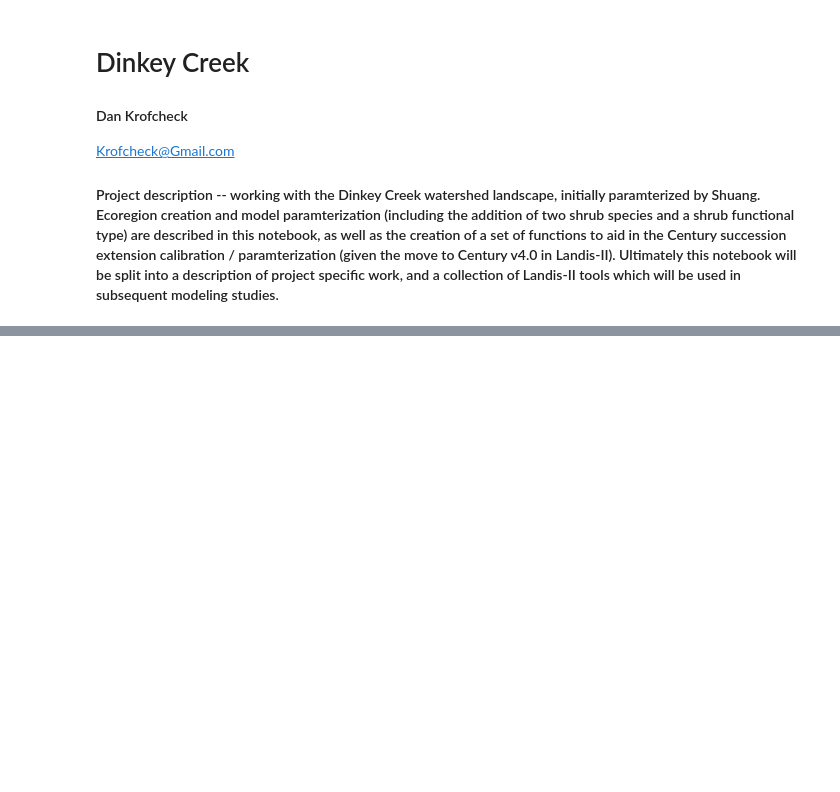
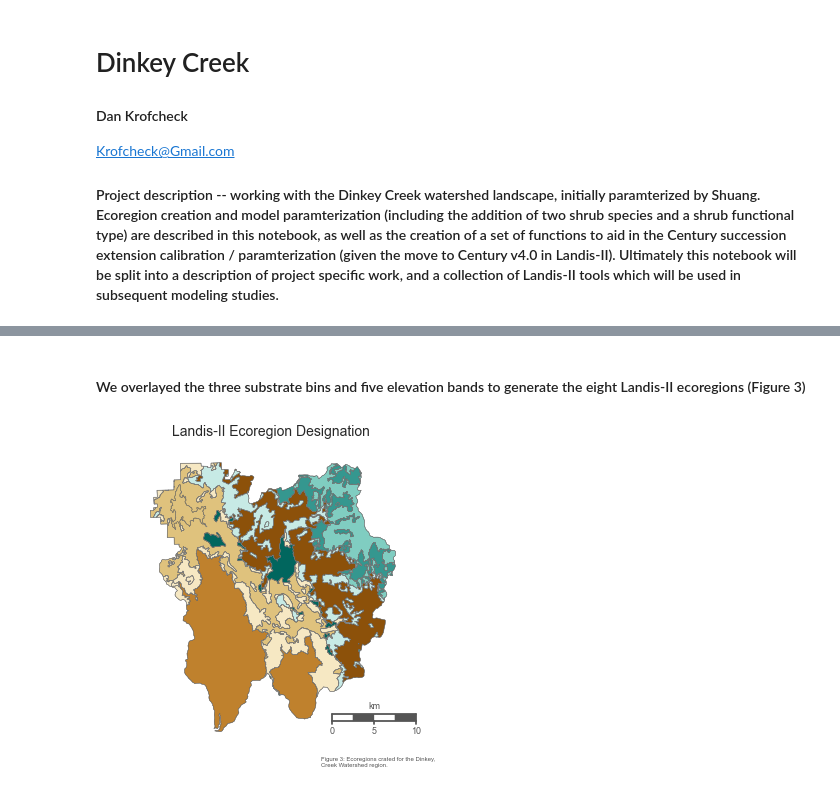
Before and after one commit to djkrofch/edulis, a Jupyter notebook: iPython_Notebooks/Dinkey_Creek/DinkeyCreek.ipynb, the cells around one changed output, grey strips where cells are left out. Saved outputs shown, nothing was run; the diff lists cells and outputs as text; code cells hidden in the pictures; blank space fills up the shorter version.

```diff
--- a/iPython_Notebooks/Dinkey_Creek/DinkeyCreek.ipynb
+++ b/iPython_Notebooks/Dinkey_Creek/DinkeyCreek.ipynb
@@ -121,0 +167,65 @@ plt.show()
+# %% [markdown]
+#### We overlayed the three substrate bins and five elevation bands to generate the eight Landis-II ecoregions (Figure 3)
+# %%
+shp = fiona.open(wrkDir + 'EcoregionsNAD83.shp')
+bds = shp.bounds
+shp.close()
+extra = 0.01
+ll = (bds[0], bds[1])
+ur = (bds[2], bds[3])
+coords = list(chain(ll, ur))
+w, h = coords[2] - coords[0], coords[3] - coords[1]
+
+fig3 = plt.figure(figsize = (6,6))
+ax = fig3.add_subplot(111, frameon = False)
+
+m = Basemap(llcrnrlon=-119.4,llcrnrlat=36.85,urcrnrlon=-118.95,urcrnrlat=37.2,
+             resolution='i', projection='tmerc', lat_0 = 37.1, lon_0 = -119.3)
+
+m.readshapefile(wrkDir + 'EcoregionsNAD83', 'Ecoregion',
+    color='grey',
+    zorder=2)
+
+# set up a map dataframe
+ecoregion = []
+df_map = pd.DataFrame({
+    'poly': [Polygon(xy) for xy in m.Ecoregion]})
+for shape in enumerate(df_map['poly']):
+    keys, values = m.Ecoregion_info[shape[0]].keys(),m.Ecoregion_info[shape[0]].values()
+    ecoregion.append(values[5])
+df_map['Ecoregion'] = ecoregion
+df_map['area_m'] = df_map['poly'].map(lambda x: x.area)
+df_map['area_km'] = df_map['area_m'] / 100000
+df_map['patches'] = df_map['poly'].map(lambda x: PolygonPatch(
+    x, ec='#787878', lw=.25))
+
+# Paint the features
+# Colormap for elevation
+EcoregionFC = ['#8c510a', '#bf812d', '#dfc27d', '#f6e8c3',
+               '#c7eae5', '#80cdc1','#35978f', '#01665e']
+
+idx = 0 # Colormap iterator
+for feature in np.unique(df_map.Ecoregion):
+    ax.add_collection(PatchCollection(df_map.patches[df_map.Ecoregion == feature], facecolor= EcoregionFC[idx]))
+    idx = idx + 1
+ax.set_title('Landis-II Ecoregion Designation', fontsize = 14)
+smallprint = ax.text(
+    .65, 0,
+    '''Figure 3: Ecoregions crated for the Dinkey,
+Creek Watershed region.''',
+    size=6,
+    color='#555555',
+    transform=ax.transAxes)
+
+# Draw a map scale
+m.drawmapscale(
+    coords[0] + 0.3, coords[1] + 0.015,
+    coords[0], coords[1],
+    10.,
+    barstyle='fancy', labelstyle='simple',
+    fillcolor1='w', fillcolor2='#555555',
+    fontcolor='#555555',
+    zorder=5)
+plt.show()
+# %% [output]
+[figure, added]
```
Also changed, not shown: parts of 6 cells of this notebook.
